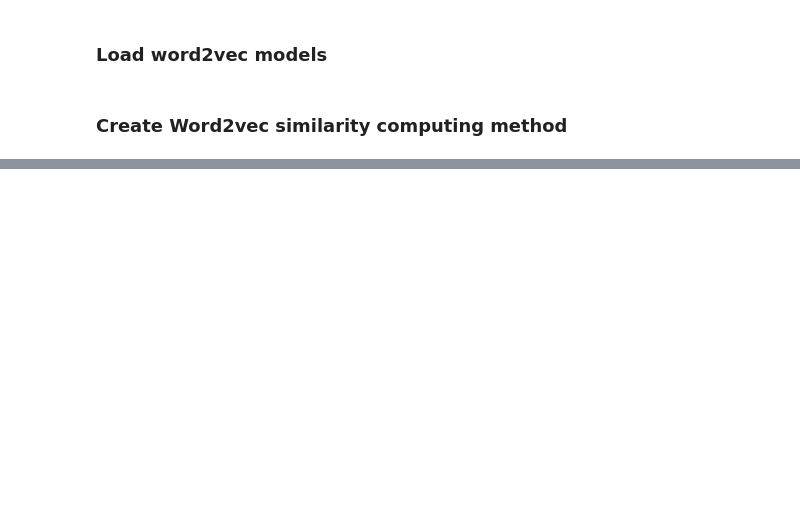
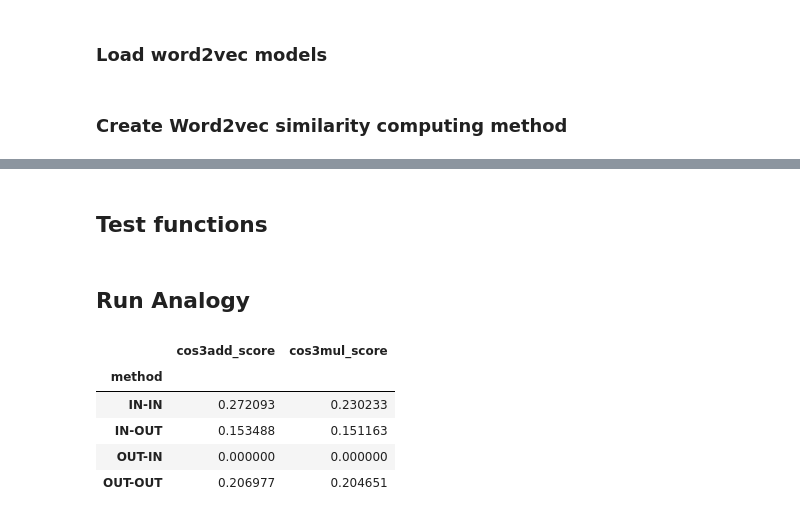
Before and after one commit to imohitmayank/word-embedding-models-eval, a Jupyter notebook: notebooks/word2vec_compare.ipynb, the cells around one changed output, grey strips where cells are left out. Cells and saved outputs as stored; diff of their text form; code cells hidden in the pictures; blank space fills up the shorter version.

```diff
--- a/notebooks/word2vec_compare.ipynb
+++ b/notebooks/word2vec_compare.ipynb
@@ -62,0 +61,3 @@ EN-WS-353-SIM
+# %%
+with open ("../data/all_datasets.pickle", 'rb') as f:
+    all_datasets = pickle.load(f)
@@ -234,0 +157,2 @@ glob.glob("../../../embeddings_lemma/word2vec_mc=10_iter=5_size=200_window=50_sg
+# %% [markdown]
+## Test functions
@@ -234,0 +300,45 @@ glob.glob("../../../embeddings_lemma/word2vec_mc=10_iter=5_size=200_window=50_sg
+# %% [markdown]
+## Run Analogy
+# %%
+# perform this for each model
+for model_dir in tqdm(glob_w2v_models[3:]):
+    model_name = model_dir.replace("../../../embeddings_lemma/", "").replace("iter=5_", "")
+    model_path = glob.glob(model_dir + "/*[!(npy)]")[0]
+    model = Word2Vec.load(model_path)
+    model.wv.vectors = nnorm(model.wv.vectors)
+    model.trainables.syn1neg = nnorm(model.trainables.syn1neg)
+    # model = pin_in_object_store(model)
+    # print("Running analysis on each dataset")
+    # Step 1: Handle relatedness dataset
+    futures = [word2vec_test_analogy_dataset.remote(model, model_name, dataset_name, dataset) \
+                    for dataset_name, dataset in all_datasets['analogy_datasets'].items()]
+    res = ray.get(futures)
+    # print("Post processing and Saving results")
+    # pd.concat(res, axis=1)
+    df_res = {dname:df_res for dname, df_res in res}
+    with open(f"../output/word2vec/analogy/word2vec_results_{model_name}_analogy.pickle", "wb") as f:
+        pickle.dump({"score_matrix": df_res}, f)
+    # clean ray object store
+    # ray.internal.free(model)
+    # message from telegram
+    try:
+        send_telegram_message(model_name)
+        send_telegram_message(str(df_res['google_analogy'].groupby('method').mean()))
+        send_telegram_message(str(df_res['bats_analogy'].groupby('method').mean()))
+    except:
+        pass
+# %%
+# glob.glob("../../../embeddings_lemma/word2vec_mc=10_iter=5_size=100_window=5_sg=0/*")
+import pickle
+with open("../output/word2vec/analogy/word2vec_results_word2vec_mc=10_size=100_window=5_sg=0_analogy.pickle", "rb") as f:
+    _ = pickle.load(f)
+# _['score_matrix'][0]
+(_['score_matrix']['bats_analogy'].groupby('method').mean())
+# _['score_matrix']['google_analogy'].query('method=="IN-OUT"')
+# %% [output]
+|  | cos3add_score | cos3mul_score |
+| method |  |  |
+| IN-IN | 0.272093 | 0.230233 |
+| IN-OUT | 0.153488 | 0.151163 |
+| OUT-IN | 0.000000 | 0.000000 |
+| OUT-OUT | 0.206977 | 0.204651 |
```
Also changed, not shown: parts of 48 cells of this notebook, 2 other files.
